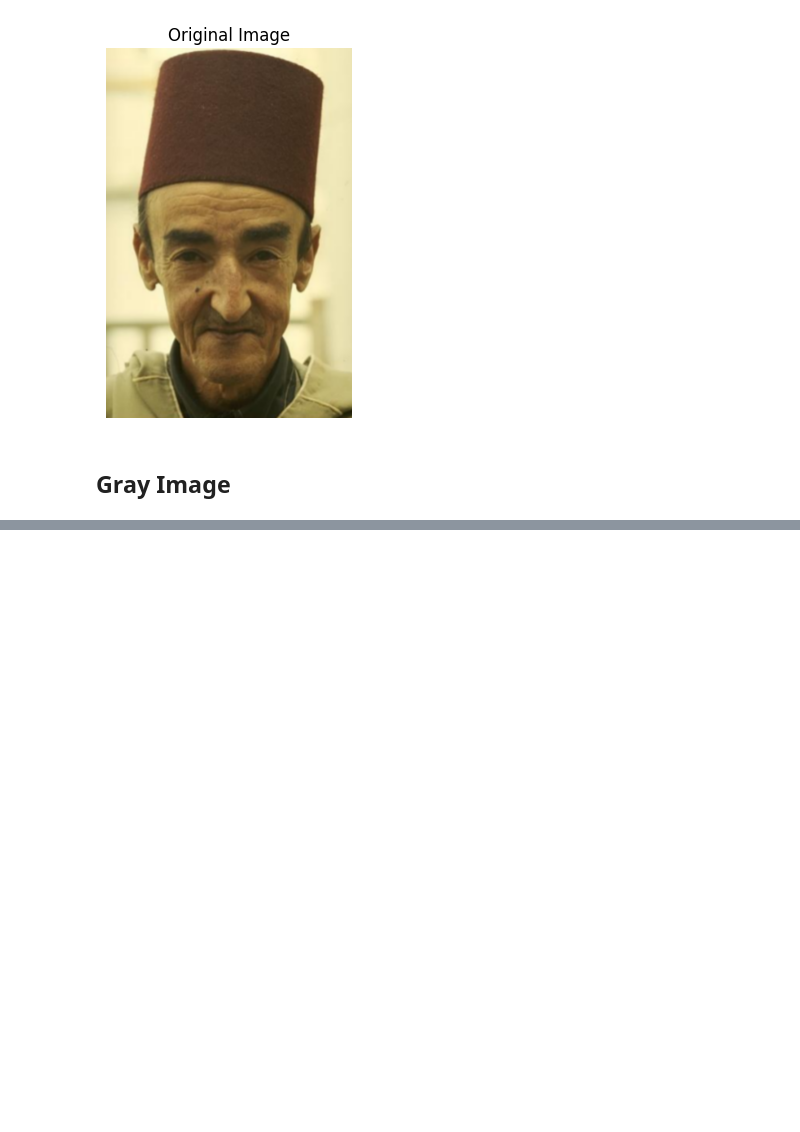
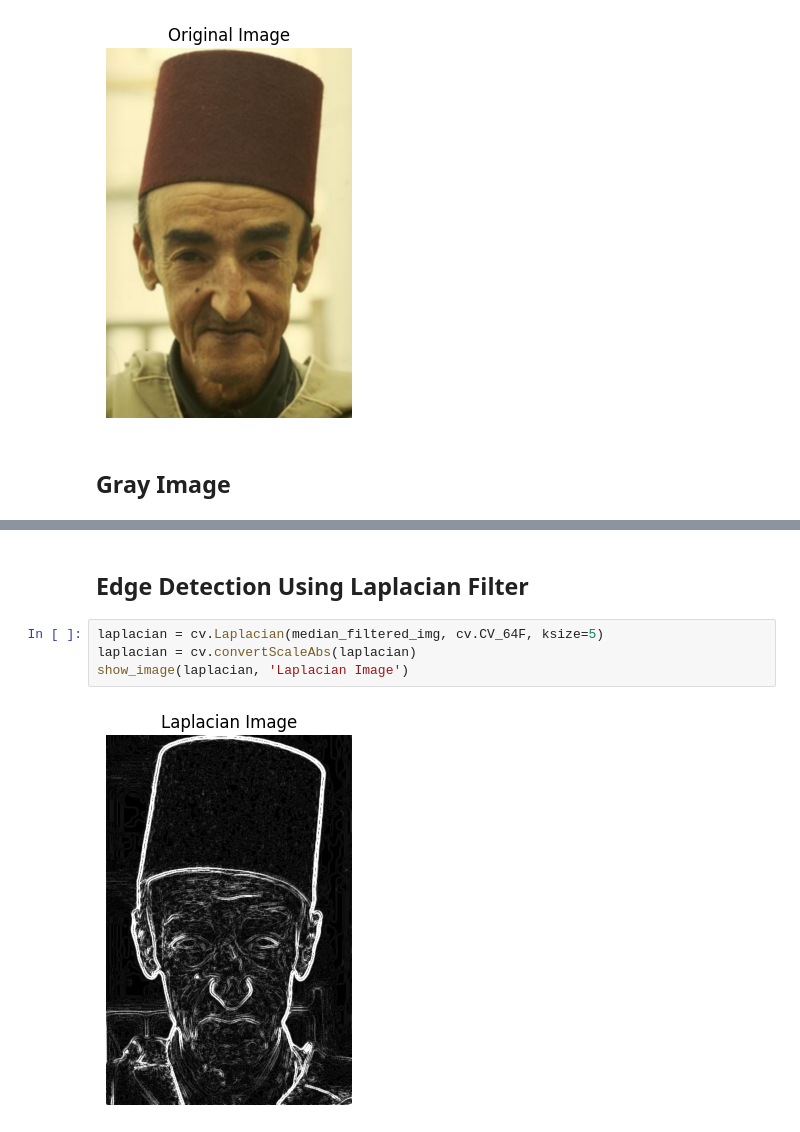
Before and after one commit to YoussefAboelwafa/Computer_Vision_Tasks, a Jupyter notebook: asg1/Cartoonifying.ipynb, the cells around one changed output, grey strips where cells are left out. Drawn from its saved outputs; the diff is of its cells as text; blank space fills up the shorter version.

```diff
--- a/asg1/Cartoonifying.ipynb
+++ b/asg1/Cartoonifying.ipynb
@@ -19,0 +26,8 @@ show_image(img_gray, 'Gray Image')
+# %% [markdown]
+## Edge Detection Using Laplacian Filter
+# %%
+laplacian = cv.Laplacian(median_filtered_img, cv.CV_64F, ksize=5)
+laplacian = cv.convertScaleAbs(laplacian)
+show_image(laplacian, 'Laplacian Image')
+# %% [output]
+[figure, added]
```
Also changed, not shown: parts of 4 cells of this notebook.
